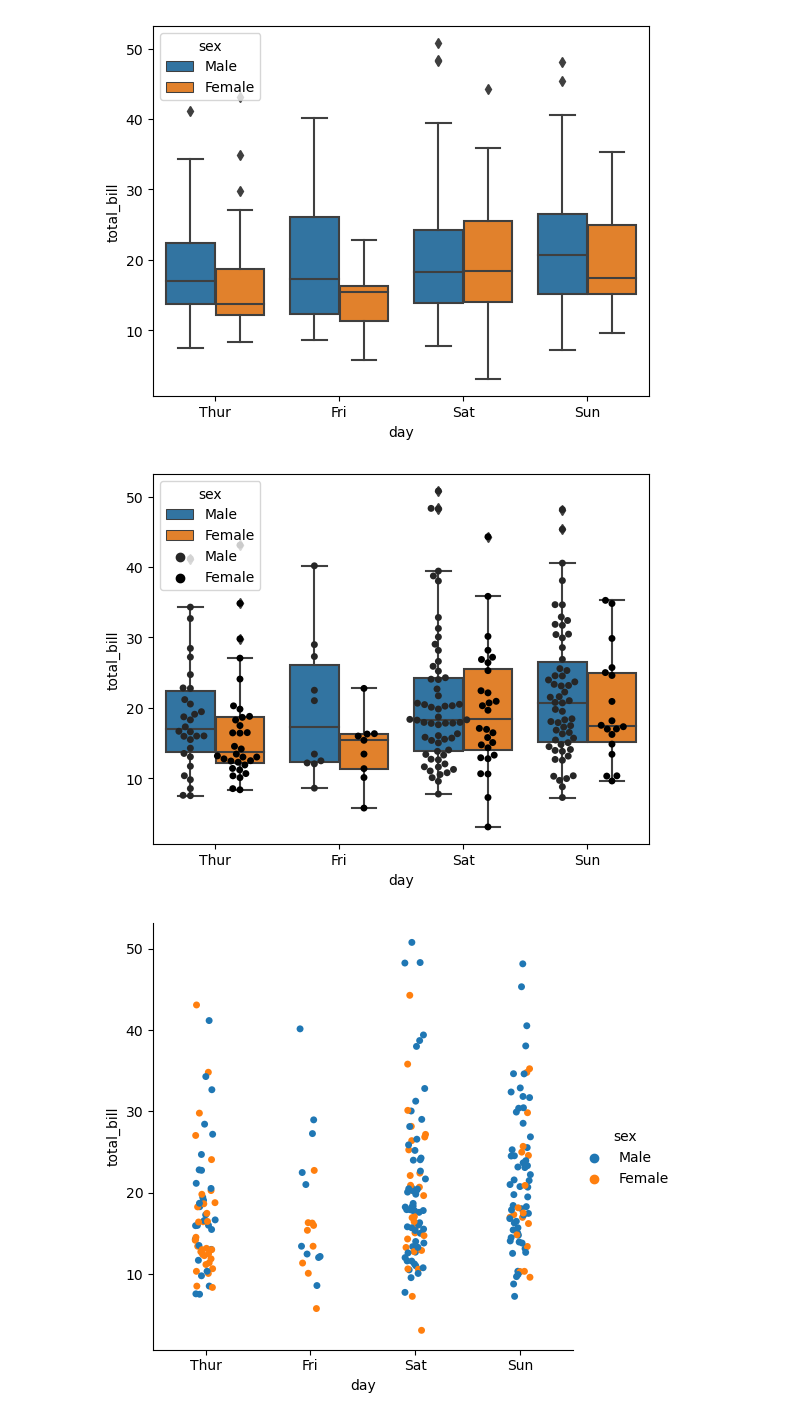
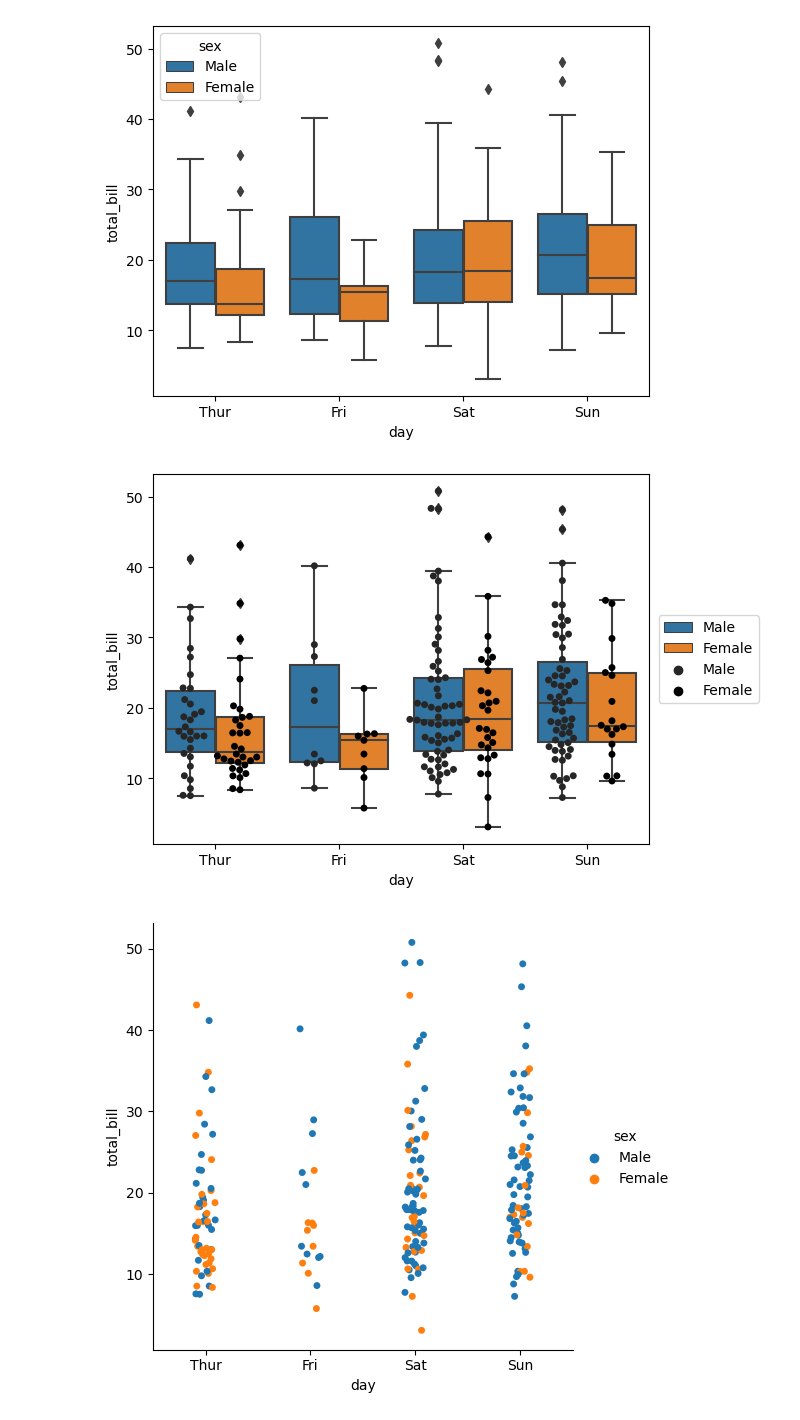
Before and after one commit to dparedes616/python_Matplotlib_Seaborn, a Jupyter notebook: categorios.ipynb, the cells around one changed output. Drawn from its saved outputs; the diff is of its cells as text; code cells hidden in the pictures.

```diff
--- a/categorios.ipynb
+++ b/categorios.ipynb
@@ -34,9 +34,10 @@ plt.show()
 # %%
 sns.boxplot(data=tips, x="day",y="total_bill", hue="sex", dodge=True)
 sns.swarmplot(data=tips, x="day",y="total_bill", hue="sex", dodge=True, color="0")
+plt.legend(loc="center", bbox_to_anchor=(1.12, 0.5))
 plt.show()
 # %% [output]
-[figure, old version]
+[figure, new version]
 # %%
 sns.catplot(data=tips, x="day",y="total_bill", hue="sex")
 plt.show()
```
Also changed, not shown: 1 other file.
